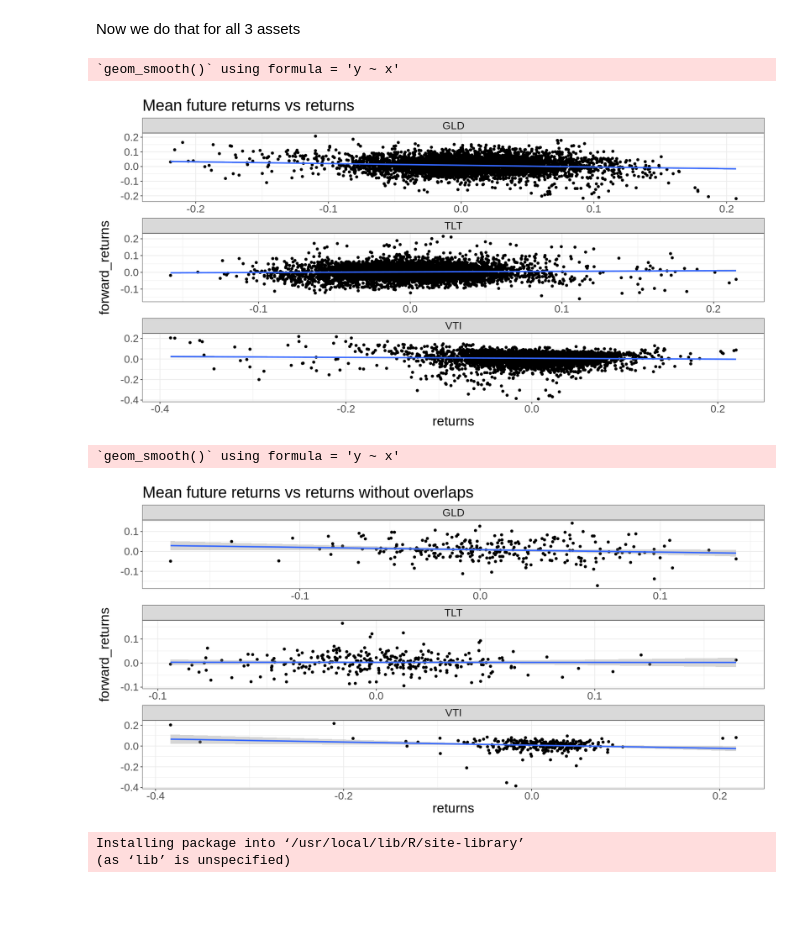
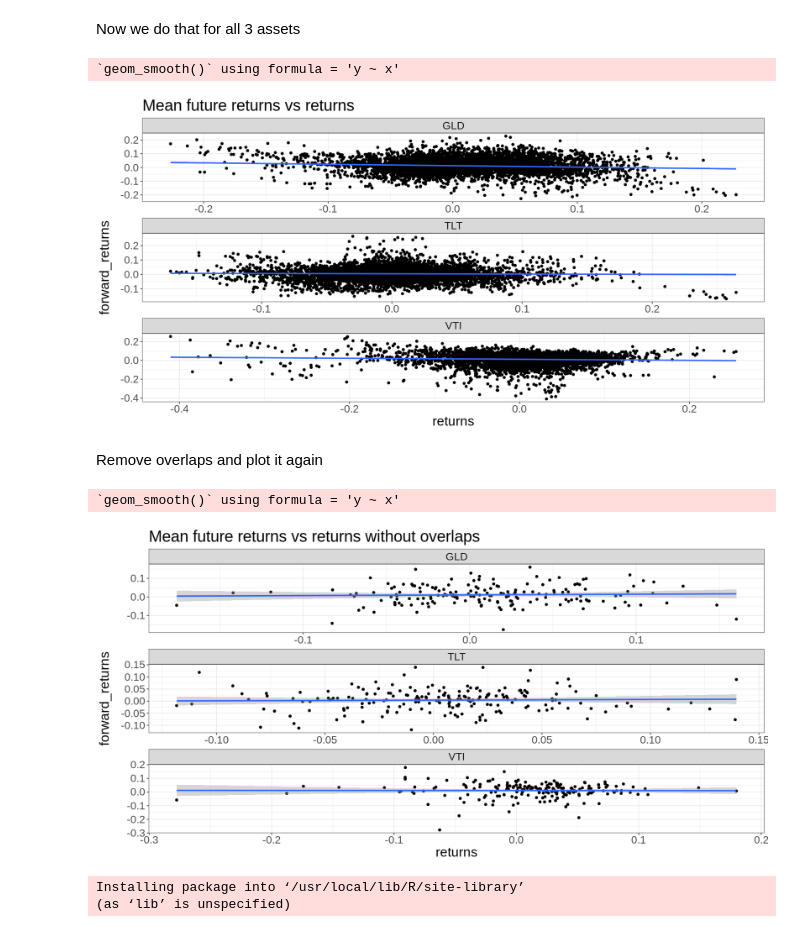
Before and after one commit to aaart42/trading_pub, a Jupyter notebook: RiskPremiaResearch_in_R.ipynb, the cells around one changed output. Cells and saved outputs as stored; diff of their text form; code cells hidden in the pictures; blank space fills up the shorter version.

Commit message:
Updated to 30 days as standard lookback

```diff
--- a/RiskPremiaResearch_in_R.ipynb
+++ b/RiskPremiaResearch_in_R.ipynb
@@ -113,8 +113,8 @@ data %>%
   group_by(ticker) %>%
   arrange(ref_date) %>%
   mutate(
-    returns = log(price_adjusted / lag(price_adjusted, 20)),
-    forward_returns = log(lead(price_adjusted, 20) / price_adjusted)
+    returns = log(price_adjusted / lag(price_adjusted, 30)),
+    forward_returns = log(lead(price_adjusted, 30) / price_adjusted)
   ) %>%
   na.omit() %>%
   ggplot(aes(x=returns, y=forward_returns)) + geom_point() + geom_smooth(method='lm') +
@@ -122,4 +122,4 @@ data %>%
     ggtitle('Mean future returns vs returns')
 # %% [output]
 `geom_smooth()` using formula = 'y ~ x'
-[figure, old version]
+[figure, new version]
@@ -128,23 +126,25 @@ Remove overlaps and plot it again
+# %% [markdown]
+Remove overlaps and plot it again
 # %%
-lookback = 20
-look_forward = 20
+lookback = 30
+look_forward = 30
 
 data %>%
   group_by(ticker) %>%
   arrange(ref_date) %>%
   mutate(
     row = row_number(),
     returns = log(price_adjusted / lag(price_adjusted, lookback)),
     forward_returns = log(lead(price_adjusted, look_forward) / price_adjusted)
   ) %>%
   na.omit() %>%
   filter(row_number() %% lookback == 1) %>%
   ggplot(aes(x=returns, y=forward_returns)) + geom_point() + geom_smooth(method='lm') +
     facet_wrap(~ticker, scales='free', nrow = 3) +
     ggtitle('Mean future returns vs returns without overlaps')
 # %% [output]
 `geom_smooth()` using formula = 'y ~ x'
-[figure, old version]
+[figure, new version]
 # %%
 install.packages("RcppRoll")
 # %% [output]
```
Also changed, not shown: parts of 7 cells of this notebook.
